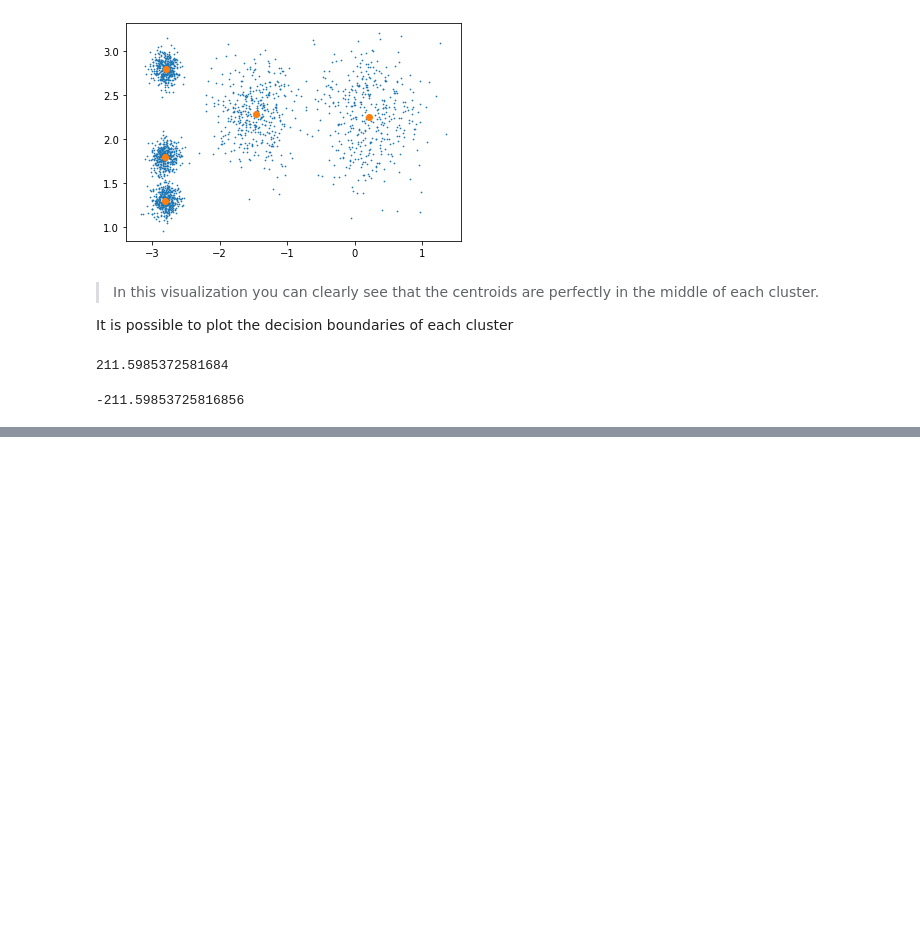
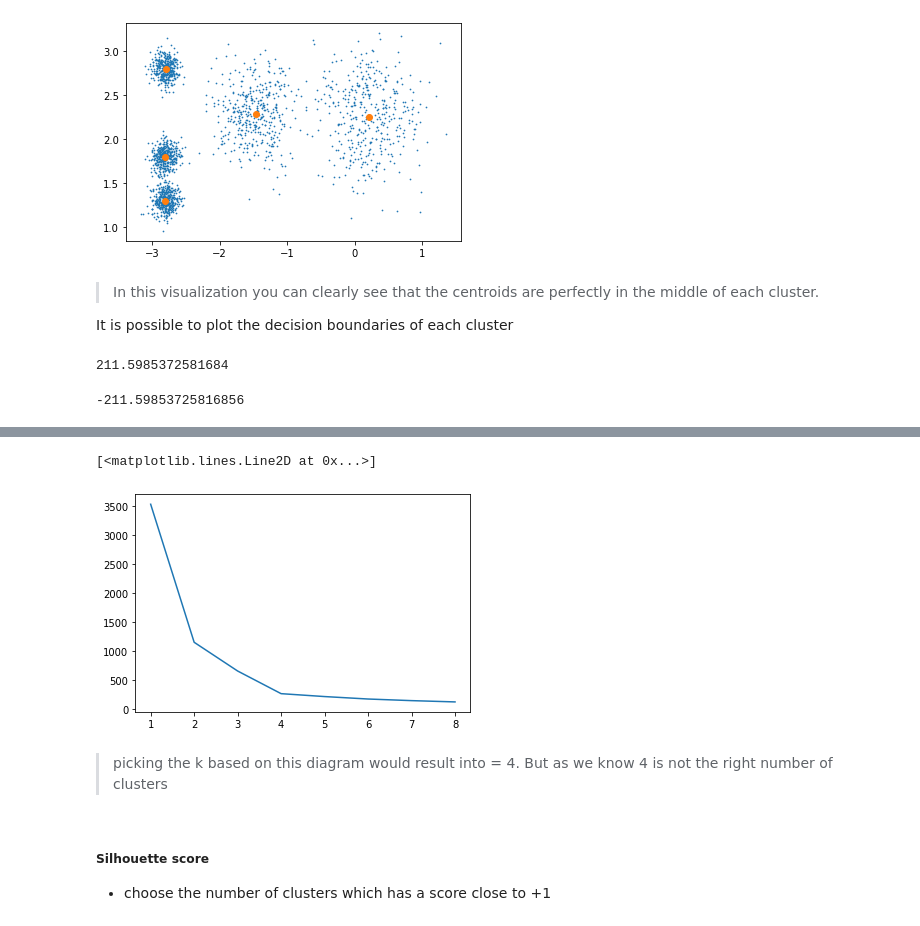
Before and after one commit to Markinger7/ML-Cookbook, a Jupyter notebook: Unsupervised_Learning/Clustering.ipynb, the cells around one changed output, grey strips where cells are left out. Cells and saved outputs as stored; diff of their text form; code cells hidden in the pictures; blank space fills up the shorter version.

```diff
--- a/Unsupervised_Learning/Clustering.ipynb
+++ b/Unsupervised_Learning/Clustering.ipynb
@@ -161,0 +200,10 @@ kmeans.score(X)
+# %%
+plt.plot(range(1,9,1), inertia)
+# %% [output]
+[<matplotlib.lines.Line2D at 0x...>]
+[figure, added]
+# %% [markdown]
+> picking the k based on this diagram would result into = 4. But as we know 4 is not the right number of clusters
+# %% [markdown]
+##### Silhouette score
+- choose the number of clusters which has a score close to +1
```
Also changed, not shown: parts of 45 cells of this notebook.
